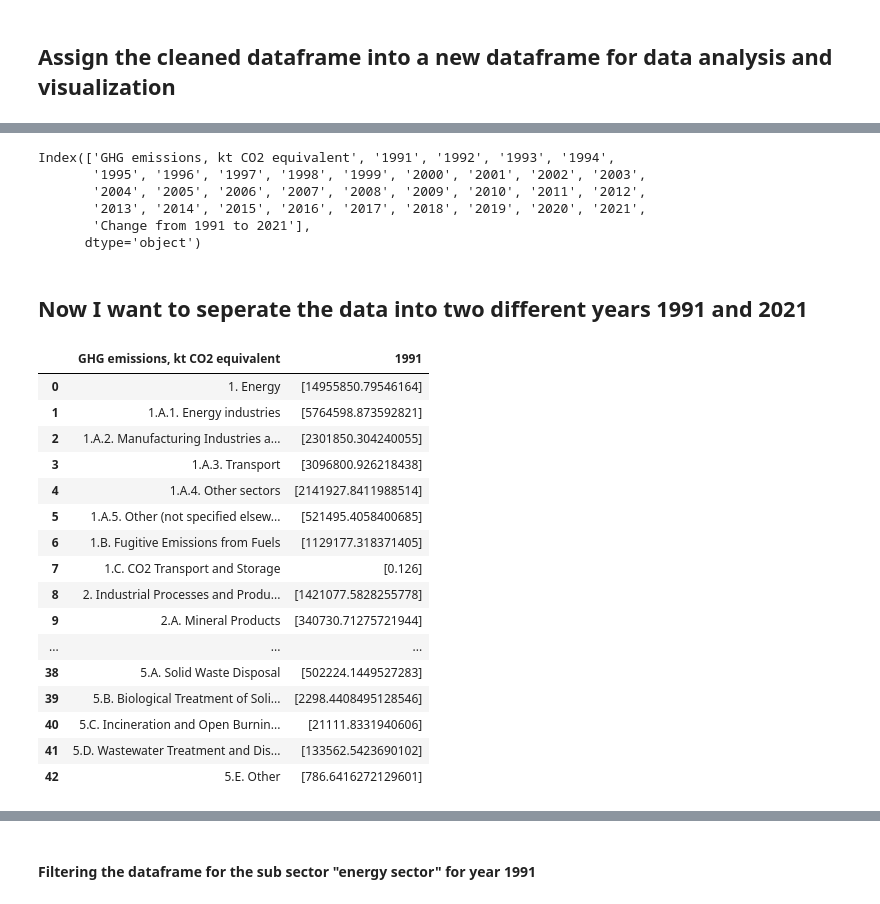
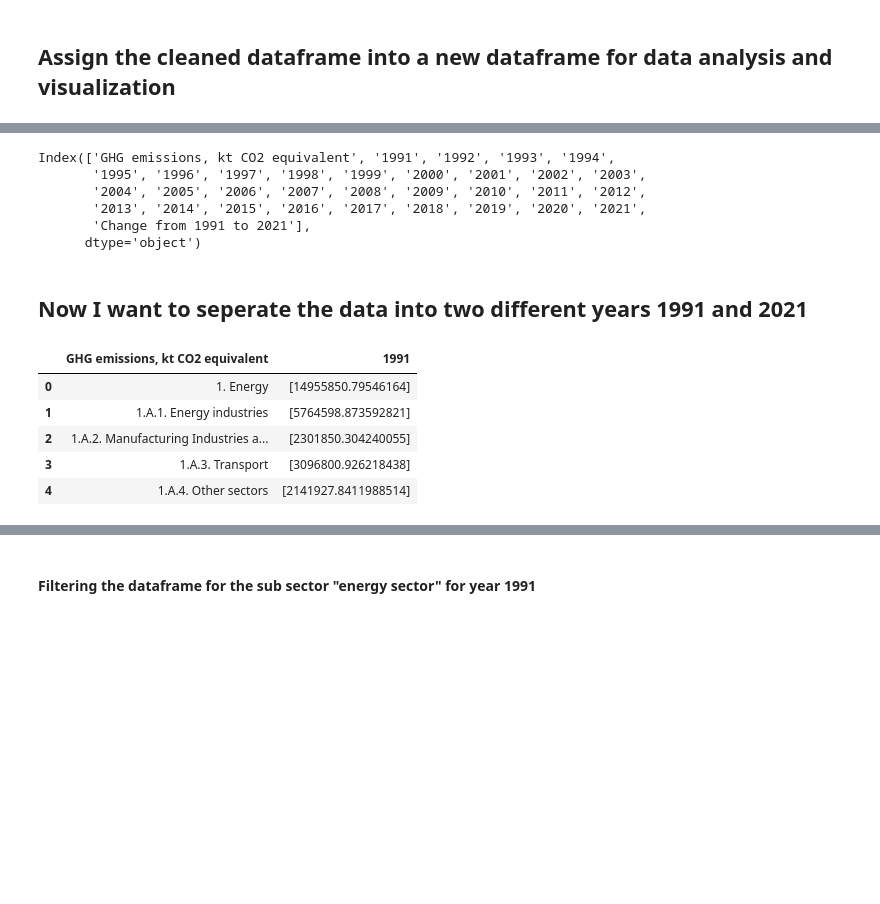
Before and after one commit to ElizabethGLiz/ClimateChangeAnalysis, a Jupyter notebook: green_house_gas_analysis.ipynb, the cells around one changed output, grey strips where cells are left out. Drawn from its saved outputs; the diff is of its cells as text; code cells hidden in the pictures; blank space fills up the shorter version.

```diff
--- a/green_house_gas_analysis.ipynb
+++ b/green_house_gas_analysis.ipynb
@@ -267,36 +157,27 @@ cleaned_ghg_annexi_sector_query_df.tail(59)
-# %%
-cleaned_ghg_annexi_sector_query_df.columns
-# %% [output]
-Index(['GHG emissions, kt CO2 equivalent', '1991', '1992', '1993', '1994',
-       '1995', '1996', '1997', '1998', '1999', '2000', '2001', '2002', '2003',
-       '2004', '2005', '2006', '2007', '2008', '2009', '2010', '2011', '2012',
-       '2013', '2014', '2015', '2016', '2017', '2018', '2019', '2020', '2021',
-       'Change from 1991 to 2021'],
-      dtype='object')
+# %%
+# Display the columns of the cleaned data frame
+cleaned_ghg_annexi_sector_query_df.columns
+# %% [output]
+Index(['GHG emissions, kt CO2 equivalent', '1991', '1992', '1993', '1994',
+       '1995', '1996', '1997', '1998', '1999', '2000', '2001', '2002', '2003',
+       '2004', '2005', '2006', '2007', '2008', '2009', '2010', '2011', '2012',
+       '2013', '2014', '2015', '2016', '2017', '2018', '2019', '2020', '2021',
+       'Change from 1991 to 2021'],
+      dtype='object')
 # %% [markdown]
 ## Now I want to seperate the data into  two different years 1991 and 2021
 # %%
 #  Dataframe for the year 1991
 ghg_emissions_sector_1991 = cleaned_ghg_annexi_sector_query_df.groupby("GHG emissions, kt CO2 equivalent")['1991'].unique().reset_index()
-ghg_emissions_sector_1991.head(50)
+# display the first 5rows
+# ghg_emissions_sector_1991.head(5)
 # %% [output]
 |  | GHG emissions, kt CO2 equivalent | 1991 |
 | 0 | 1. Energy | [14955850.79546164] |
 | 1 | 1.A.1. Energy industries | [5764598.873592821] |
 | 2 | 1.A.2. Manufacturing Industries a... | [2301850.304240055] |
 | 3 | 1.A.3. Transport | [3096800.926218438] |
 | 4 | 1.A.4. Other sectors | [2141927.8411988514] |
-| 5 | 1.A.5. Other (not specified elsew... | [521495.4058400685] |
-| 6 | 1.B. Fugitive Emissions from Fuels | [1129177.318371405] |
-| 7 | 1.C. CO2 Transport and Storage | [0.126] |
-| 8 | 2. Industrial Processes and Produ... | [1421077.5828255778] |
-| 9 | 2.A. Mineral Products | [340730.71275721944] |
-| ... | ... | ... |
-| 38 | 5.A. Solid Waste Disposal | [502224.1449527283] |
-| 39 | 5.B. Biological Treatment of Soli... | [2298.4408495128546] |
-| 40 | 5.C. Incineration and Open Burnin... | [21111.8331940606] |
-| 41 | 5.D. Wastewater Treatment and Dis... | [133562.5423690102] |
-| 42 | 5.E. Other | [786.6416272129601] |
 # %%
 #  Dataframe for the year 2021
 ghg_emissions_sector_2021 = cleaned_ghg_annexi_sector_query_df.groupby("GHG emissions, kt CO2 equivalent")['2021'].unique().reset_index()
```
Also changed, not shown: parts of 27 cells of this notebook, 3 other files.
